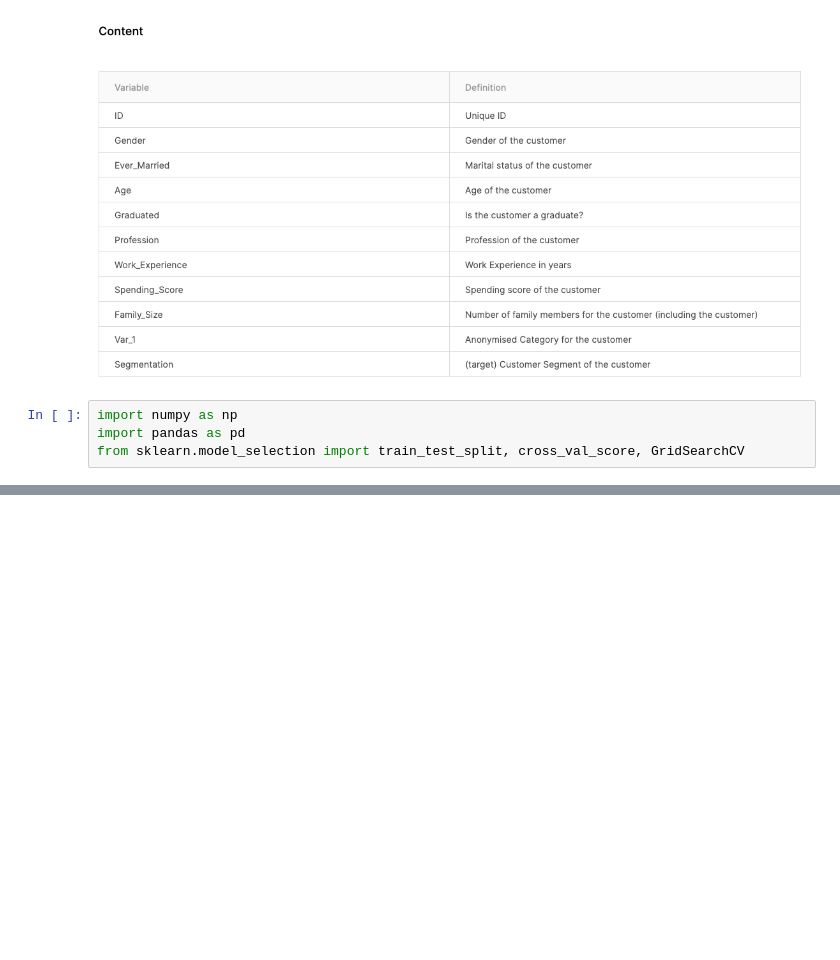
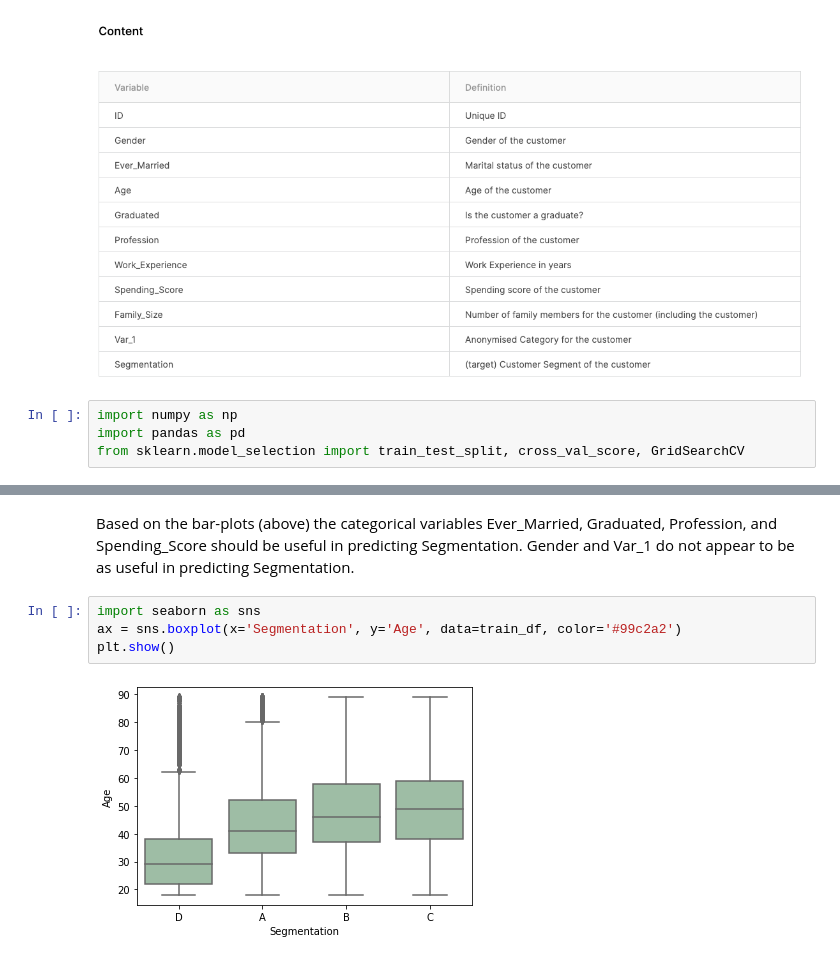
Before and after one commit to jimgrasell/AML, a Jupyter notebook: Project04/Project04-Grasell.ipynb, the cells around one changed output, grey strips where cells are left out. Drawn from its saved outputs; the diff is of its cells as text; blank space fills up the shorter version.

```diff
--- a/Project04/Project04-Grasell.ipynb
+++ b/Project04/Project04-Grasell.ipynb
@@ -22,0 +87,8 @@ print(train_df.head())
+# %% [markdown]
+Based on the bar-plots (above) the categorical variables Ever_Married, Graduated, Profession, and Spending_Score should be useful in predicting Segmentation. Gender and Var_1 do not appear to be as useful in predicting Segmentation.
+# %%
+import seaborn as sns
+ax = sns.boxplot(x='Segmentation', y='Age', data=train_df, color='#99c2a2')
+plt.show()
+# %% [output]
+[figure, added]
```
Also changed, not shown: parts of 25 cells of this notebook.
